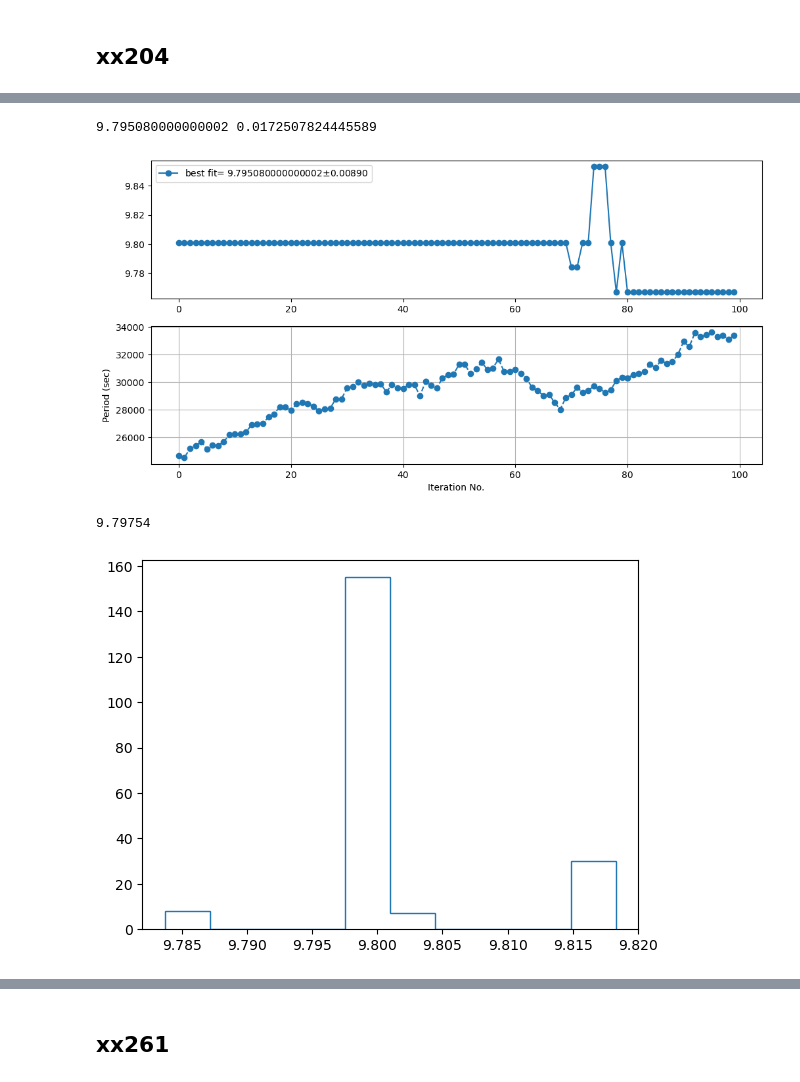
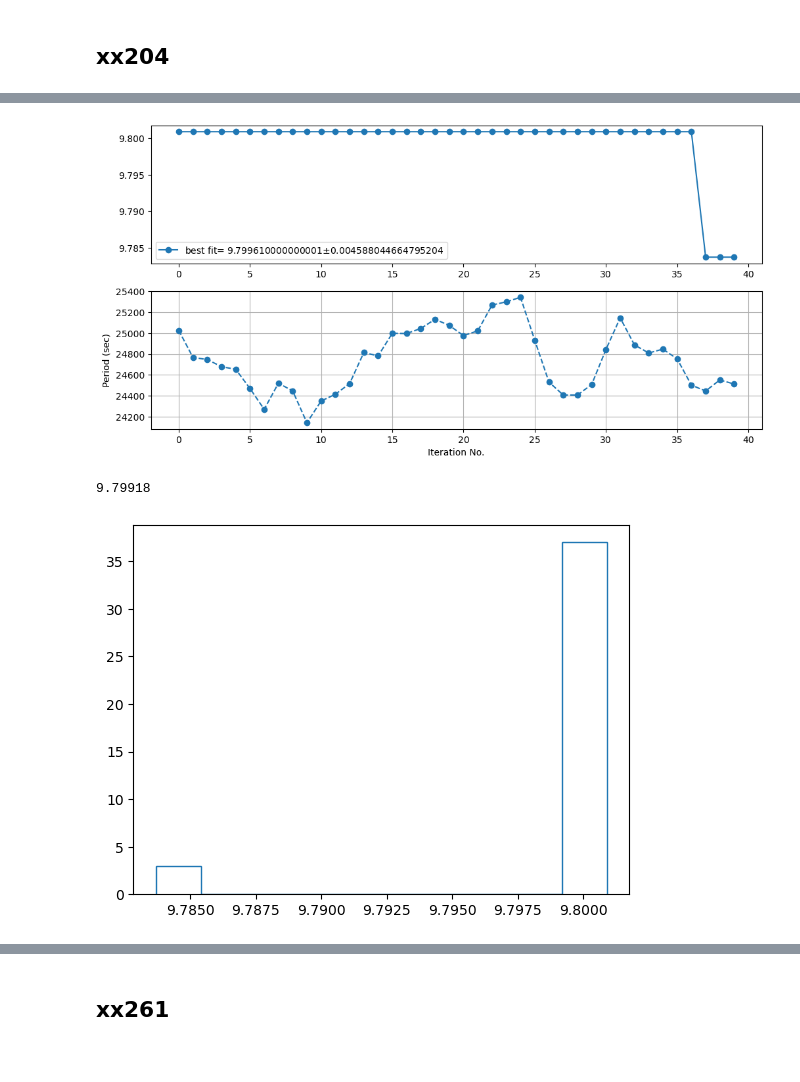
Before and after one commit to supremeKAI40/ULXP_thesis_analysis, a Jupyter notebook: nicer/nb_bootstrap_reportin.ipynb, the cells around one changed output, grey strips where cells are left out. Saved outputs shown, nothing was run; the diff lists cells and outputs as text; code cells hidden in the pictures.

```diff
--- a/nicer/nb_bootstrap_reportin.ipynb
+++ b/nicer/nb_bootstrap_reportin.ipynb
@@ -171,4 +303,4 @@ plt.hist(df[1])
 # %%
-df2=pd.read_csv('./bootstrap_error/6050390244/best_fit_period_0.1bin_500.txt',sep='\t',header=None)
-df2
+df2=pd.read_csv('./bootstrap_error/6050390244/best_fit_period_0.01bin_40.txt',sep='\t',header=None)
+df2.info()
 # %% [output]
@@ -188,26 +317,22 @@ df2
-# %%
-print(df2[1].mean(), df2[1].std())
-# %% [output]
-9.795080000000002 0.0172507824445589
 # %%
 
 fig,axs=plt.subplots(2,1,figsize=(12,6))
-axs[0].plot(df2[1],'-o',label=f'best fit= {df2[1].mean()}$\pm$0.00890')
+axs[0].plot(df2[1],'-o',label=f'best fit= {df2[1].mean()}$\pm${df2[1].std()}')
 axs[1].plot(df2[2],'--o')
 #plt.plot(df3['Best_Fit_Period'],'-o',label=r'uniform= 9.80575$\pm$0.00780')
 
 plt.ylabel('Period (sec)')
 plt.xlabel('Iteration No.')
 axs[0].legend()
 plt.grid()
 # %% [output]
-[figure, old version]
+[figure, new version]
 # %%
 freq=plt.hist(df2[1],histtype='step',bins=10)
 freq[1][np.argmax(freq[0])]
 # %% [output]
-9.79754
+9.79918
-[figure, old version]
+[figure, new version]
 # %%
 ### Checking chisq vs period files
 
```
Also changed, not shown: parts of 52 cells of this notebook, 5 other files.
